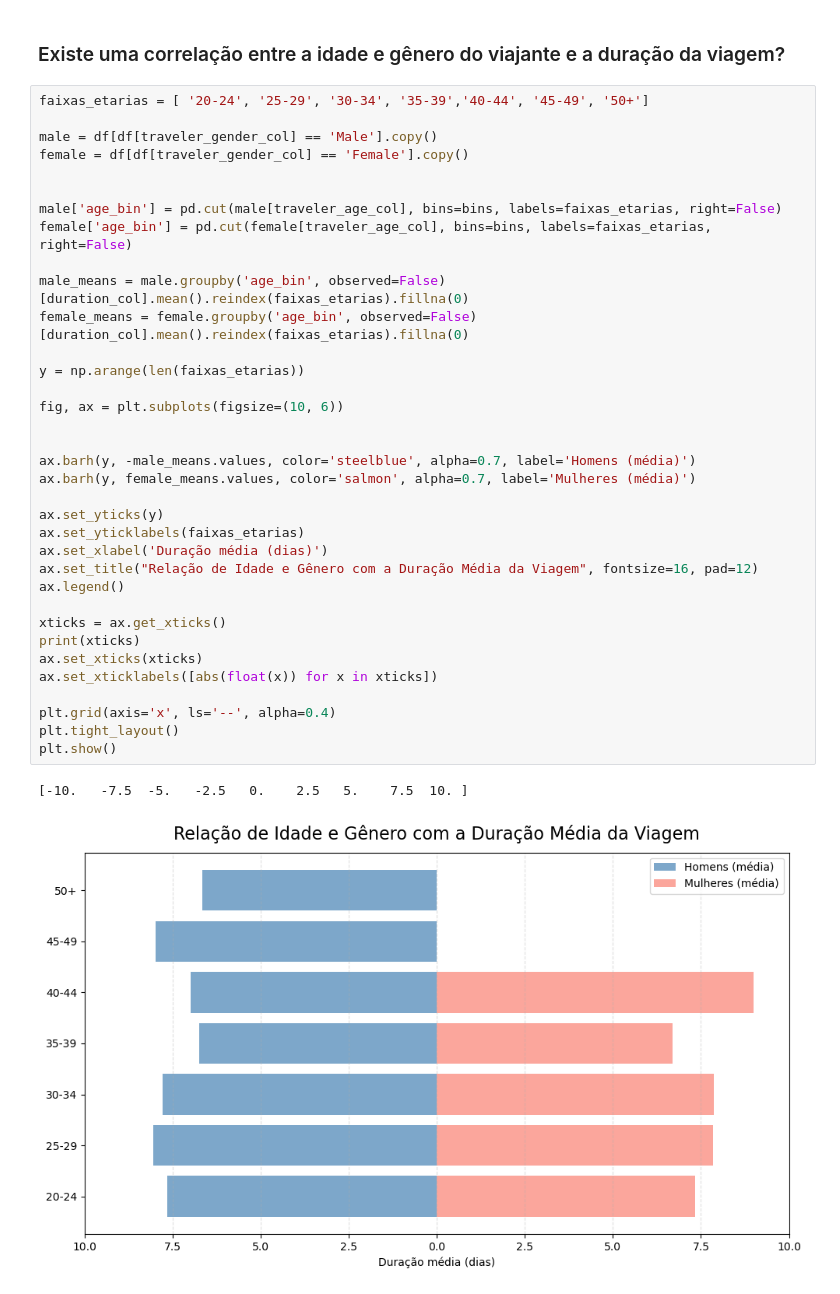
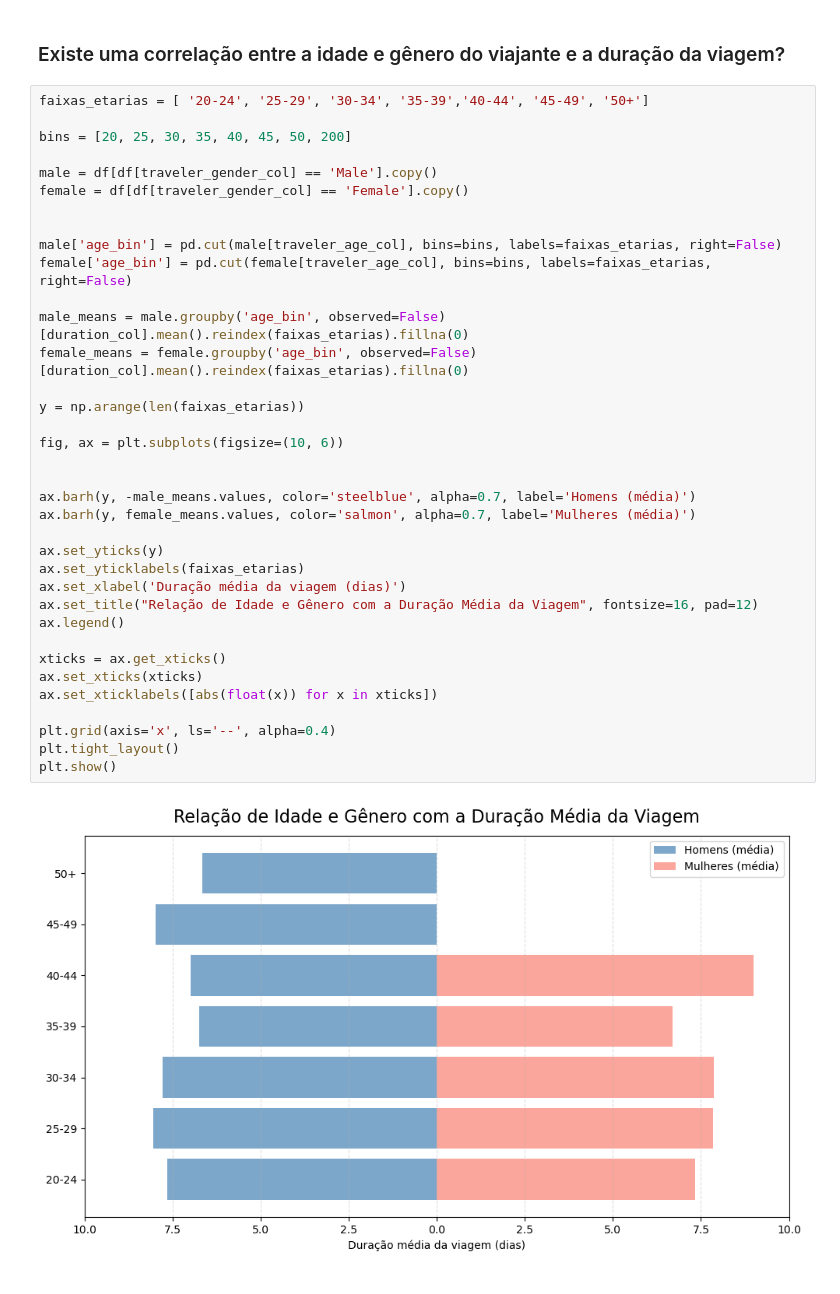
Before and after one commit to EduardoLolli/prog1, a Jupyter notebook: IPC_Analise_Dados.ipynb, the cells around one changed output. Drawn from its saved outputs; the diff is of its cells as text.

```diff
--- a/IPC_Analise_Dados.ipynb
+++ b/IPC_Analise_Dados.ipynb
@@ -175,39 +174,39 @@ custo_total.head(5)
 ### Existe uma correlação entre a idade e gênero do viajante e a duração da viagem?
 # %%
 faixas_etarias = [ '20-24', '25-29', '30-34', '35-39','40-44', '45-49', '50+']
+
+bins = [20, 25, 30, 35, 40, 45, 50, 200]
 
 male = df[df[traveler_gender_col] == 'Male'].copy()
 female = df[df[traveler_gender_col] == 'Female'].copy()
 
 
 male['age_bin'] = pd.cut(male[traveler_age_col], bins=bins, labels=faixas_etarias, right=False)
 female['age_bin'] = pd.cut(female[traveler_age_col], bins=bins, labels=faixas_etarias, right=False)
 
 male_means = male.groupby('age_bin', observed=False)[duration_col].mean().reindex(faixas_etarias).fillna(0)
 female_means = female.groupby('age_bin', observed=False)[duration_col].mean().reindex(faixas_etarias).fillna(0)
 
 y = np.arange(len(faixas_etarias))
 
 fig, ax = plt.subplots(figsize=(10, 6))
 
 
 ax.barh(y, -male_means.values, color='steelblue', alpha=0.7, label='Homens (média)')
 ax.barh(y, female_means.values, color='salmon', alpha=0.7, label='Mulheres (média)')
 
 ax.set_yticks(y)
 ax.set_yticklabels(faixas_etarias)
-ax.set_xlabel('Duração média (dias)')
+ax.set_xlabel('Duração média da viagem (dias)')
 ax.set_title("Relação de Idade e Gênero com a Duração Média da Viagem", fontsize=16, pad=12)
 ax.legend()
 
 xticks = ax.get_xticks()
-print(xticks)
 ax.set_xticks(xticks)
 ax.set_xticklabels([abs(float(x)) for x in xticks])
 
 plt.grid(axis='x', ls='--', alpha=0.4)
 plt.tight_layout()
 plt.show()
 # %% [output]
-[-10.   -7.5  -5.   -2.5   0.    2.5   5.    7.5  10. ]
-[figure, old version]
+[figure, new version]
```
Also changed, not shown: parts of 3 cells of this notebook, 1 other file.
